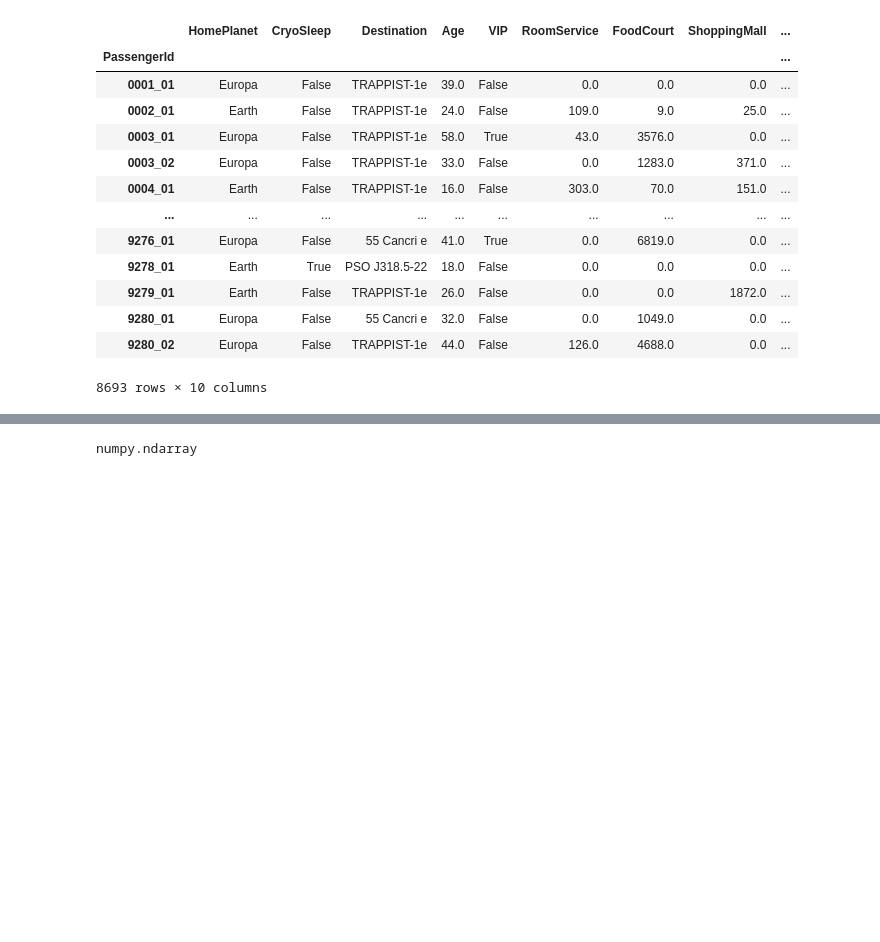
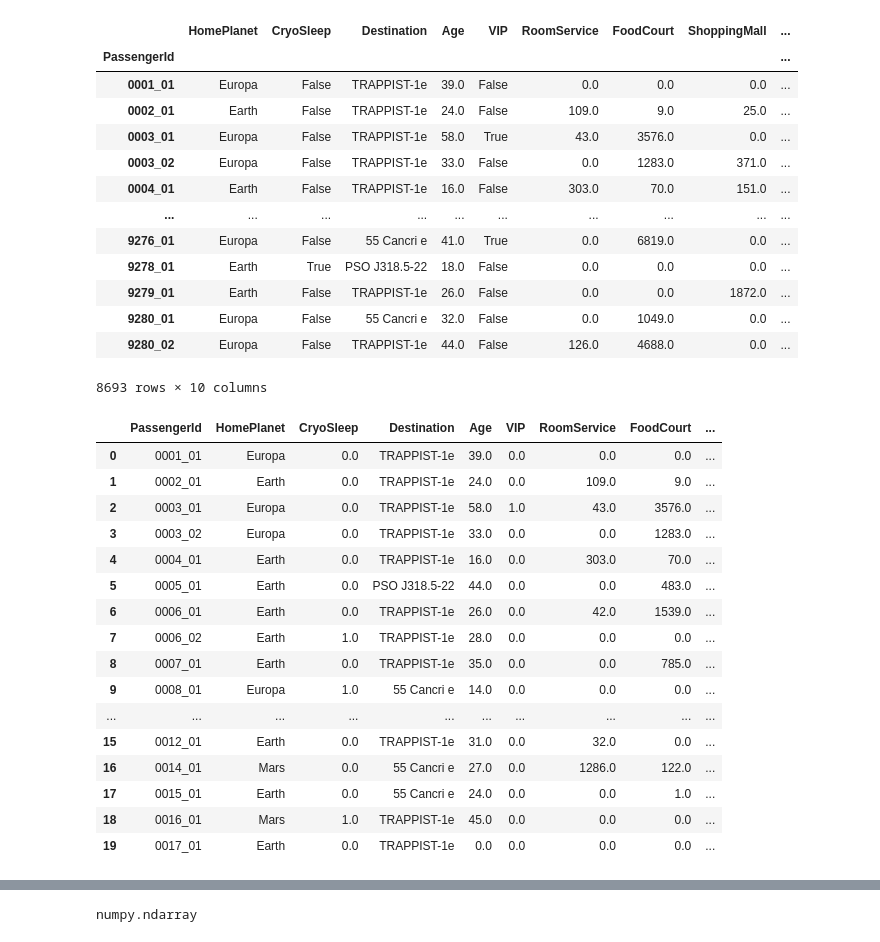
Before and after one commit to fox-buddy/MachineLearning-Collection, a Jupyter notebook: SpaceShipPreprocessing.ipynb, the cells around one changed output, grey strips where cells are left out. Saved outputs shown, nothing was run; the diff lists cells and outputs as text; code cells hidden in the pictures; blank space fills up the shorter version.

```diff
--- a/SpaceShipPreprocessing.ipynb
+++ b/SpaceShipPreprocessing.ipynb
@@ -91,6 +89,32 @@ X_train.set_index("PassengerId")
 | 9280_01 | Europa | False | 55 Cancri e | 32.0 | False | 0.0 | 1049.0 | 0.0 | ... |
 | 9280_02 | Europa | False | TRAPPIST-1e | 44.0 | False | 126.0 | 4688.0 | 0.0 | ... |
 8693 rows × 10 columns
+# %%
+# Converting Boolean Values to numbers. Much easier to handle
+X_train["VIP"] = X_train["VIP"].astype('float')
+X_train["CryoSleep"] = X_train["CryoSleep"].astype('float')
+X_test["VIP"] = X_train["VIP"].astype('float')
+X_test["CryoSleep"] = X_train["CryoSleep"].astype('float')
+# %%
+X_train.head(20)
+# %% [output]
+|  | PassengerId | HomePlanet | CryoSleep | Destination | Age | VIP | RoomService | FoodCourt | ... |
+| 0 | 0001_01 | Europa | 0.0 | TRAPPIST-1e | 39.0 | 0.0 | 0.0 | 0.0 | ... |
+| 1 | 0002_01 | Earth | 0.0 | TRAPPIST-1e | 24.0 | 0.0 | 109.0 | 9.0 | ... |
+| 2 | 0003_01 | Europa | 0.0 | TRAPPIST-1e | 58.0 | 1.0 | 43.0 | 3576.0 | ... |
+| 3 | 0003_02 | Europa | 0.0 | TRAPPIST-1e | 33.0 | 0.0 | 0.0 | 1283.0 | ... |
+| 4 | 0004_01 | Earth | 0.0 | TRAPPIST-1e | 16.0 | 0.0 | 303.0 | 70.0 | ... |
+| 5 | 0005_01 | Earth | 0.0 | PSO J318.5-22 | 44.0 | 0.0 | 0.0 | 483.0 | ... |
+| 6 | 0006_01 | Earth | 0.0 | TRAPPIST-1e | 26.0 | 0.0 | 42.0 | 1539.0 | ... |
+| 7 | 0006_02 | Earth | 1.0 | TRAPPIST-1e | 28.0 | 0.0 | 0.0 | 0.0 | ... |
+| 8 | 0007_01 | Earth | 0.0 | TRAPPIST-1e | 35.0 | 0.0 | 0.0 | 785.0 | ... |
+| 9 | 0008_01 | Europa | 1.0 | 55 Cancri e | 14.0 | 0.0 | 0.0 | 0.0 | ... |
+| ... | ... | ... | ... | ... | ... | ... | ... | ... | ... |
+| 15 | 0012_01 | Earth | 0.0 | TRAPPIST-1e | 31.0 | 0.0 | 32.0 | 0.0 | ... |
+| 16 | 0014_01 | Mars | 0.0 | 55 Cancri e | 27.0 | 0.0 | 1286.0 | 122.0 | ... |
+| 17 | 0015_01 | Earth | 0.0 | 55 Cancri e | 24.0 | 0.0 | 0.0 | 1.0 | ... |
+| 18 | 0016_01 | Mars | 1.0 | TRAPPIST-1e | 45.0 | 0.0 | 0.0 | 0.0 | ... |
+| 19 | 0017_01 | Earth | 0.0 | TRAPPIST-1e | 0.0 | 0.0 | 0.0 | 0.0 | ... |
 # %%
 # Imputing with scikit learn. Also orders numerical values and categorical values
 from sklearn.impute import SimpleImputer
```
Also changed, not shown: parts of 25 cells of this notebook.
